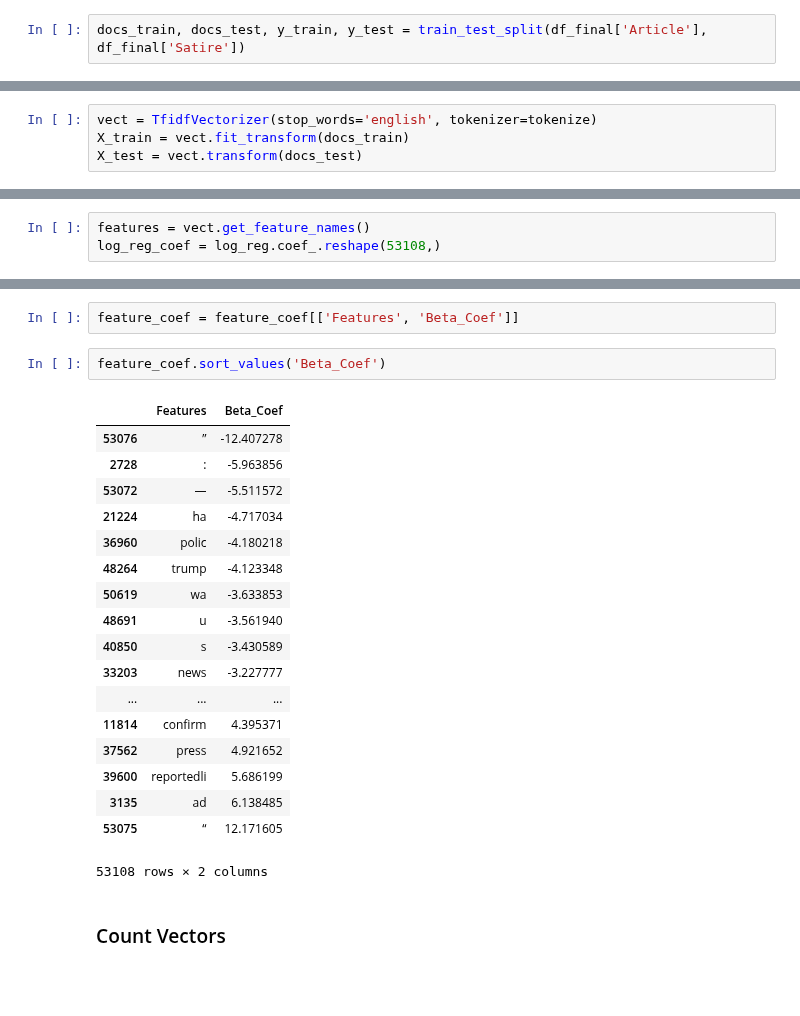
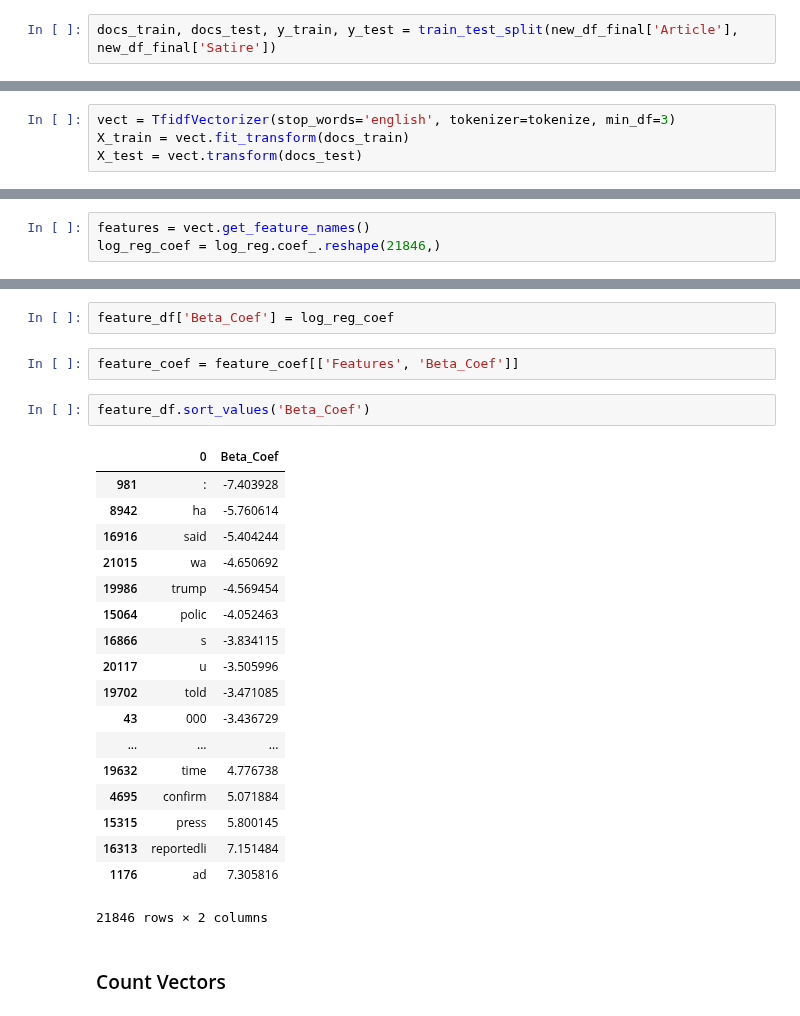
Before and after one commit to johncpolitte/News_or_Satire, a Jupyter notebook: Fresh_notebook_for_cleaning.ipynb, the cells around one changed output, grey strips where cells are left out. Saved outputs shown, nothing was run; the diff lists cells and outputs as text; blank space fills up the shorter version.

```diff
--- a/Fresh_notebook_for_cleaning.ipynb
+++ b/Fresh_notebook_for_cleaning.ipynb
@@ -151,11 +144,11 @@ def tokenize(doc):
 # %% [markdown]
 ### Train Test Split
 # %%
-docs_train, docs_test, y_train, y_test = train_test_split(df_final['Article'], df_final['Satire'])
+docs_train, docs_test, y_train, y_test = train_test_split(new_df_final['Article'], new_df_final['Satire'])
 # %% [markdown]
 ### TFIDF Vectorization
 # %%
-vect = TfidfVectorizer(stop_words='english', tokenizer=tokenize)
+vect = TfidfVectorizer(stop_words='english', tokenizer=tokenize, min_df=3)
 X_train = vect.fit_transform(docs_train)
 X_test = vect.transform(docs_test)
 # %% [markdown]
@@ -277,4 +270,4 @@ Confusion matrix
 # Feature Exploration
 # %%
 features = vect.get_feature_names()
-log_reg_coef = log_reg.coef_.reshape(53108,)
+log_reg_coef = log_reg.coef_.reshape(21846,)
@@ -286,26 +301,28 @@ feature_coef['Beta_Coef'] = log_reg_coef
+# %%
+feature_df['Beta_Coef'] = log_reg_coef
 # %%
 feature_coef = feature_coef[['Features', 'Beta_Coef']]
 # %%
-feature_coef.sort_values('Beta_Coef')
+feature_df.sort_values('Beta_Coef')
 # %% [output]
-|  | Features | Beta_Coef |
-| 53076 | ” | -12.407278 |
-| 2728 | : | -5.963856 |
-| 53072 | — | -5.511572 |
-| 21224 | ha | -4.717034 |
-| 36960 | polic | -4.180218 |
-| 48264 | trump | -4.123348 |
-| 50619 | wa | -3.633853 |
-| 48691 | u | -3.561940 |
-| 40850 | s | -3.430589 |
-| 33203 | news | -3.227777 |
+|  | 0 | Beta_Coef |
+| 981 | : | -7.403928 |
+| 8942 | ha | -5.760614 |
+| 16916 | said | -5.404244 |
+| 21015 | wa | -4.650692 |
+| 19986 | trump | -4.569454 |
+| 15064 | polic | -4.052463 |
+| 16866 | s | -3.834115 |
+| 20117 | u | -3.505996 |
+| 19702 | told | -3.471085 |
+| 43 | 000 | -3.436729 |
 | ... | ... | ... |
-| 11814 | confirm | 4.395371 |
-| 37562 | press | 4.921652 |
-| 39600 | reportedli | 5.686199 |
-| 3135 | ad | 6.138485 |
-| 53075 | “ | 12.171605 |
+| 19632 | time | 4.776738 |
+| 4695 | confirm | 5.071884 |
+| 15315 | press | 5.800145 |
+| 16313 | reportedli | 7.151484 |
+| 1176 | ad | 7.305816 |
-53108 rows × 2 columns
+21846 rows × 2 columns
 # %% [markdown]
 ### Count Vectors
 # %%
```
Also changed, not shown: parts of 15 cells of this notebook.
